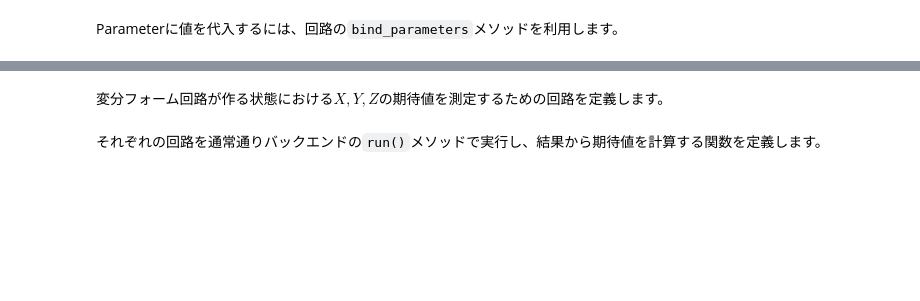
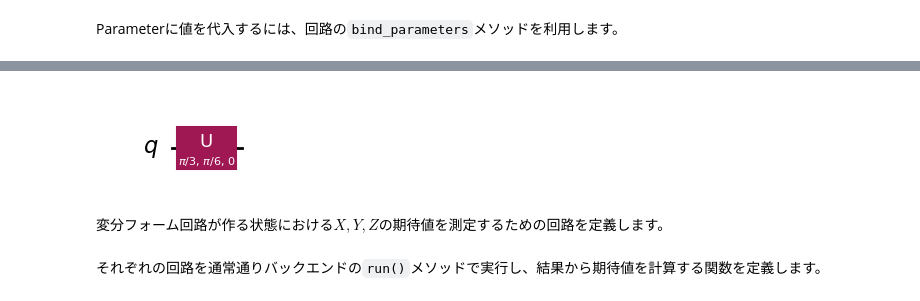
Before and after one commit to kterashi/qc-workbook-lecturenotes, a Jupyter notebook: 2024_05_23.ipynb, the cells around one changed output, grey strips where cells are left out. Drawn from its saved outputs; the diff is of its cells as text; code cells hidden in the pictures; blank space fills up the shorter version.

```diff
--- a/2024_05_23.ipynb
+++ b/2024_05_23.ipynb
@@ -53,6 +61,8 @@ ansatz_1q.draw('mpl')
 # %%
 # thetaとphiにπ/3とπ/6を代入
-ansatz_1q.bind_parameters({theta: np.pi / 3., phi: np.pi / 6.}).draw('mpl')
+ansatz_1q.assign_parameters({theta: np.pi / 3., phi: np.pi / 6.}).draw('mpl')
+# %% [output]
+[figure, added]
 # %% [markdown]
 変分フォーム回路が作る状態における$X, Y, Z$の期待値を測定するための回路を定義します。
 # %%
```
Also changed, not shown: parts of 20 cells of this notebook, 1 other file.
